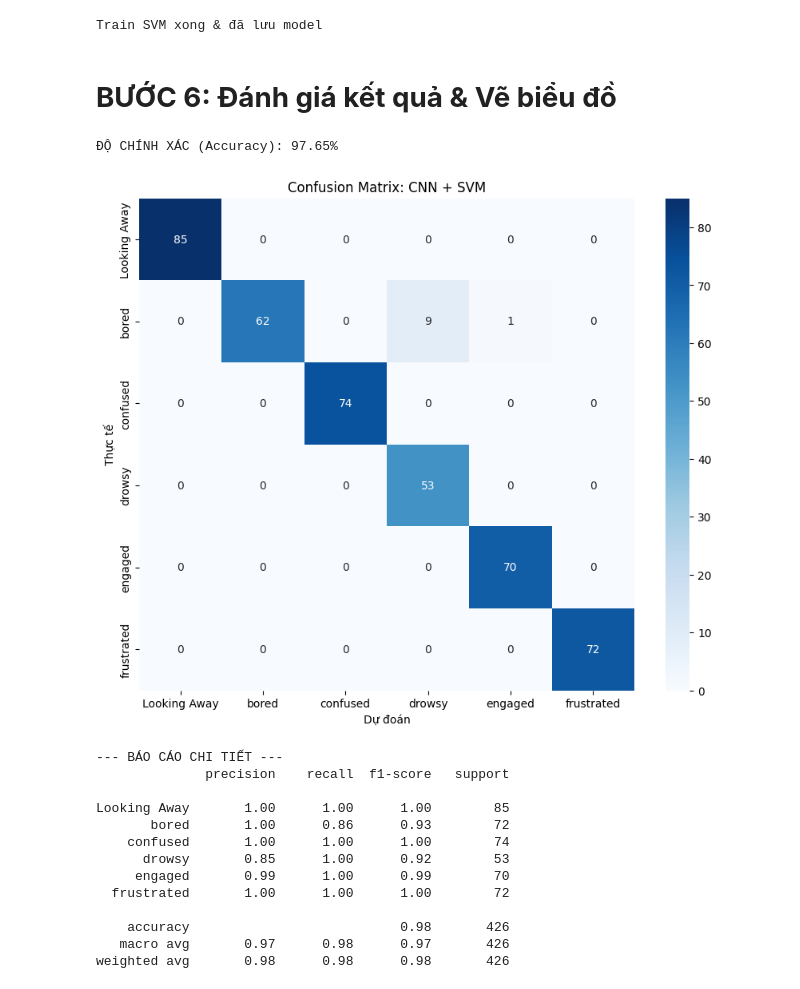
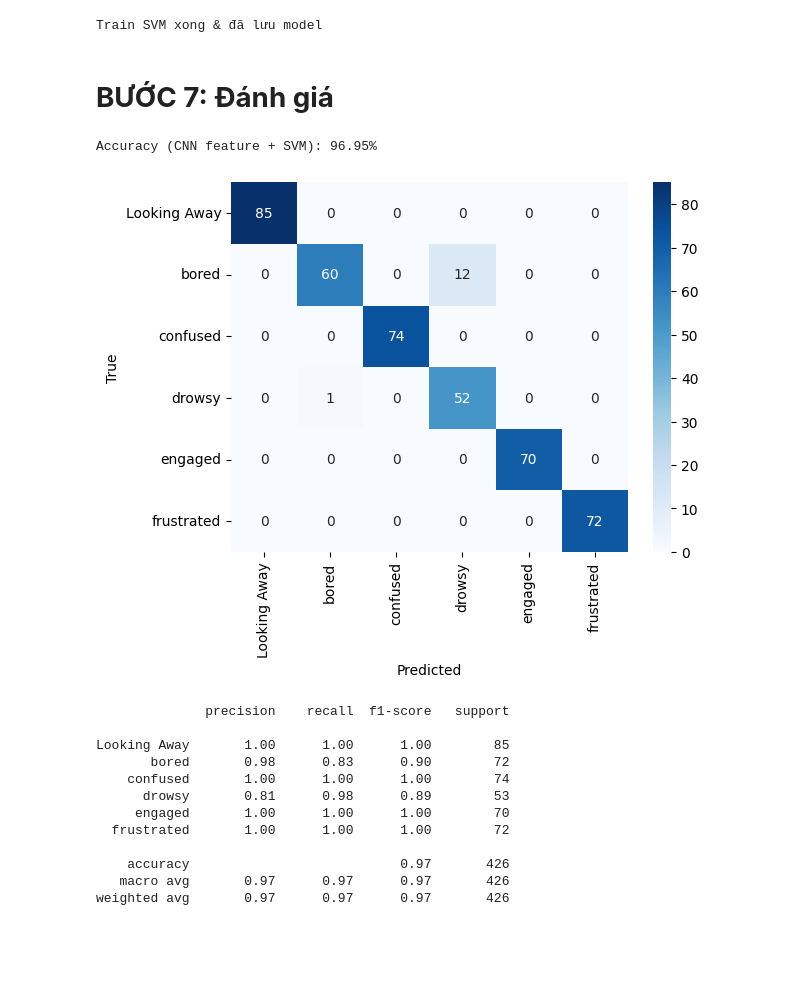
Before and after one commit to darktheDE/student-engagement-system, a Jupyter notebook: notebooks/CNN_SVM.ipynb, the cells around one changed output. Saved outputs shown, nothing was run; the diff lists cells and outputs as text; code cells hidden in the pictures; blank space fills up the shorter version.

Commit message:
Complete model

```diff
--- a/notebooks/CNN_SVM.ipynb
+++ b/notebooks/CNN_SVM.ipynb
@@ -122,0 +122,6 @@ Test images : (426, 128, 128, 1) (426,)
+# %%
+X_train = feature_model.predict(train_gen, verbose=1)
+X_test  = feature_model.predict(test_gen, verbose=1)
+
+print(X_train.shape, y_train.shape)
+print(X_test.shape, y_test.shape)
@@ -125,15 +134,0 @@ Test images : (426, 128, 128, 1) (426,)
-# %%
-X_train = feature_extractor.predict(
-    X_train_img,
-    batch_size=32,
-    verbose=1
-)
-
-X_test = feature_extractor.predict(
-    X_test_img,
-    batch_size=32,
-    verbose=1
-)
-
-print("Train features:", X_train.shape, y_train.shape)
-print("Test features :", X_test.shape, y_test.shape)
@@ -154,47 +144,40 @@ print("Train SVM xong & đã lưu model")
 # %% [output]
 Train SVM xong & đã lưu model
 # %% [markdown]
-# **BƯỚC 6: Đánh giá kết quả & Vẽ biểu đồ**
+# **BƯỚC 7: Đánh giá**
 # %%
+from sklearn.metrics import accuracy_score, classification_report, confusion_matrix
 import matplotlib.pyplot as plt
 import seaborn as sns
-from sklearn.metrics import accuracy_score, classification_report, confusion_matrix
 
-# 1. Dự đoán thử trên tập Test
 y_pred = svm_model.predict(X_test)
 
-# 2. Tính độ chính xác
 acc = accuracy_score(y_test, y_pred)
-print(f"ĐỘ CHÍNH XÁC (Accuracy): {acc * 100:.2f}%")
+print(f"Accuracy (CNN feature + SVM): {acc*100:.2f}%")
 
-# 3. Vẽ Ma trận nhầm lẫn (Confusion Matrix)
-class_names = list(test_gen.class_indices.keys()) # Lấy tên các lớp (Bored, Engaged...)
+class_names = list(test_gen.class_indices.keys())
 
-plt.figure(figsize=(10, 8))
 cm = confusion_matrix(y_test, y_pred)
-sns.heatmap(cm, annot=True, fmt='d', cmap='Blues',
-            xticklabels=class_names, yticklabels=class_names)
-plt.title('Confusion Matrix: CNN + SVM')
-plt.ylabel('Thực tế')
-plt.xlabel('Dự đoán')
+sns.heatmap(cm, annot=True, fmt='d',cmap='Blues',
+            xticklabels=class_names,
+            yticklabels=class_names)
+plt.xlabel("Predicted")
+plt.ylabel("True")
 plt.show()
 
-# 4. Báo cáo chi tiết
-print("\n--- BÁO CÁO CHI TIẾT ---")
 print(classification_report(y_test, y_pred, target_names=class_names))
 # %% [output]
-ĐỘ CHÍNH XÁC (Accuracy): 97.65%
+Accuracy (CNN feature + SVM): 96.95%
-[figure, old version]
+[figure, new version]
---- BÁO CÁO CHI TIẾT ---
               precision    recall  f1-score   support
 
 Looking Away       1.00      1.00      1.00        85
-       bored       1.00      0.86      0.93        72
+       bored       0.98      0.83      0.90        72
     confused       1.00      1.00      1.00        74
-      drowsy       0.85      1.00      0.92        53
-     engaged       0.99      1.00      0.99        70
+      drowsy       0.81      0.98      0.89        53
+     engaged       1.00      1.00      1.00        70
   frustrated       1.00      1.00      1.00        72
 
-    accuracy                           0.98       426
-   macro avg       0.97      0.98      0.97       426
-weighted avg       0.98      0.98      0.98       426
+    accuracy                           0.97       426
+   macro avg       0.97      0.97      0.97       426
+weighted avg       0.97      0.97      0.97       426
```
Also changed, not shown: parts of 12 cells of this notebook, 2 other files.
